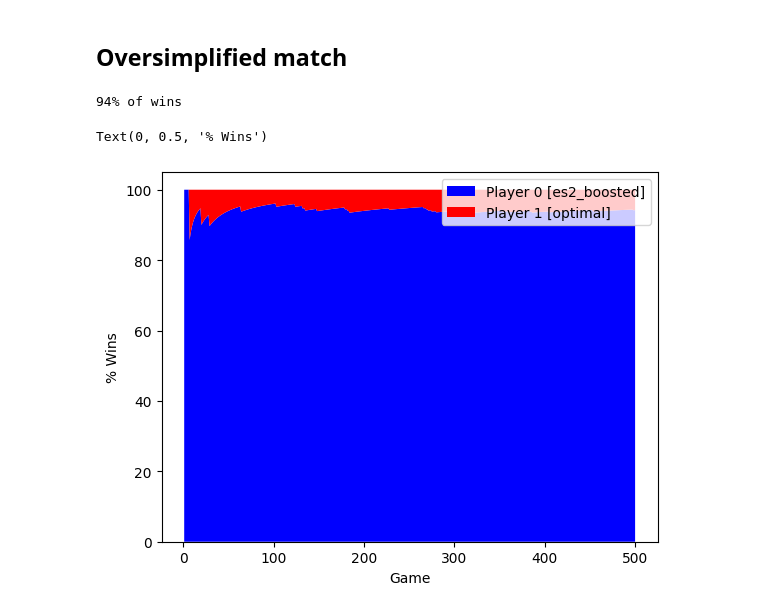
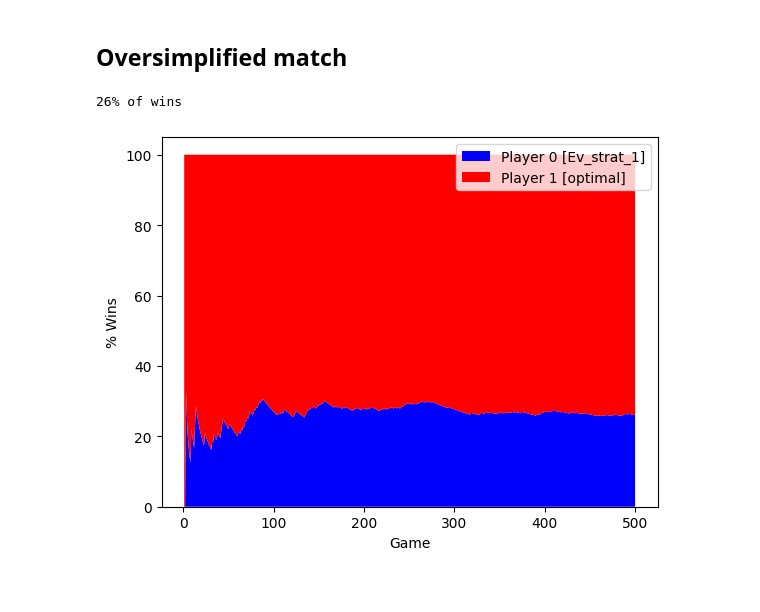
Before and after one commit to andry2327/Computational-Intelligence, a Jupyter notebook: LABS/L02 - NIM-ES/lab2-nim.ipynb, the cells around one changed output. Drawn from its saved outputs; the diff is of its cells as text; code cells hidden in the pictures.

```diff
--- a/LABS/L02 - NIM-ES/lab2-nim.ipynb
+++ b/LABS/L02 - NIM-ES/lab2-nim.ipynb
@@ -331,58 +334,12 @@ def es2_boosted(state: Nim) -> Nimply:
 # %% [markdown]
 ## Oversimplified match
-# %%
-logging.getLogger().setLevel(logging.INFO)
-
-strategy = (es2_boosted, optimal)
-GAMES = 500
-wins_0 = 0 # wins of player 0
-wins_1 = 0 # wins of player 1
-
-# useful for plotting only
-wins_over_games_list = [] # for each game [(win_0, win_1), (win_0, win_1), ...]
-
-with tqdm(total=GAMES, desc='Game: ') as pbar:
-    for _ in range(GAMES):
-        nim = Nim(5)
-        # logging.info(f"init : {nim}")
-        player = 1
-        c_sigma = 0.9
-        while nim:
-            # if player == 0:
-            #     ply, c_sigma = strategy[player](nim, c_sigma)
-            # else:
-            ply = strategy[player](nim)
-            # logging.info(f"ply: player {player} plays {ply}")
-            nim.nimming(ply)
-            # logging.info(f"status: {nim}")
-            player = 1 - player
-        # logging.info(f"status: Player {player} won!")
-        if player == 0:
-            wins_0 += 1
-        else:
-            wins_1 += 1
-        # update stats for plot
-        wins_over_games_list.append((wins_0, wins_1))
-        pbar.update(1)
-
-print(f"{int(wins_0/GAMES *100)}% of wins")
-# %% [output]
-94% of wins
-# %%
-# PLOT
-games_list = range(1, GAMES+1)
-wins_0_over_games_list = np.array([x[0] for x in wins_over_games_list])/np.array(games_list)*100
-wins_1_over_games_list = np.array([x[1] for x in wins_over_games_list])/np.array(games_list)*100
-
-plt.stackplot(
-    games_list,
-    wins_0_over_games_list, wins_1_over_games_list,
-    colors=['b', 'r'],
-    labels=[f'Player 0 [{strategy[0].__name__}]', f'Player 1 [{strategy[1].__name__}]']
-    )
-plt.legend()
-plt.xlabel('Game')
-plt.ylabel('% Wins')
-# %% [output]
-Text(0, 0.5, '% Wins')
-[figure, removed]
+# %%
+N_GAMES = 500
+ev_strat_1 = Ev_strat_1()
+agent = ev_strat_1
+opponent = optimal
+win_list = simplified_match_for_new_agents(agent, opponent, 5, N_GAMES)
+plot(win_list, N_GAMES, agent, opponent)
+# %% [output]
+26% of wins
+[figure, added]
```
Also changed, not shown: parts of 12 cells of this notebook.
